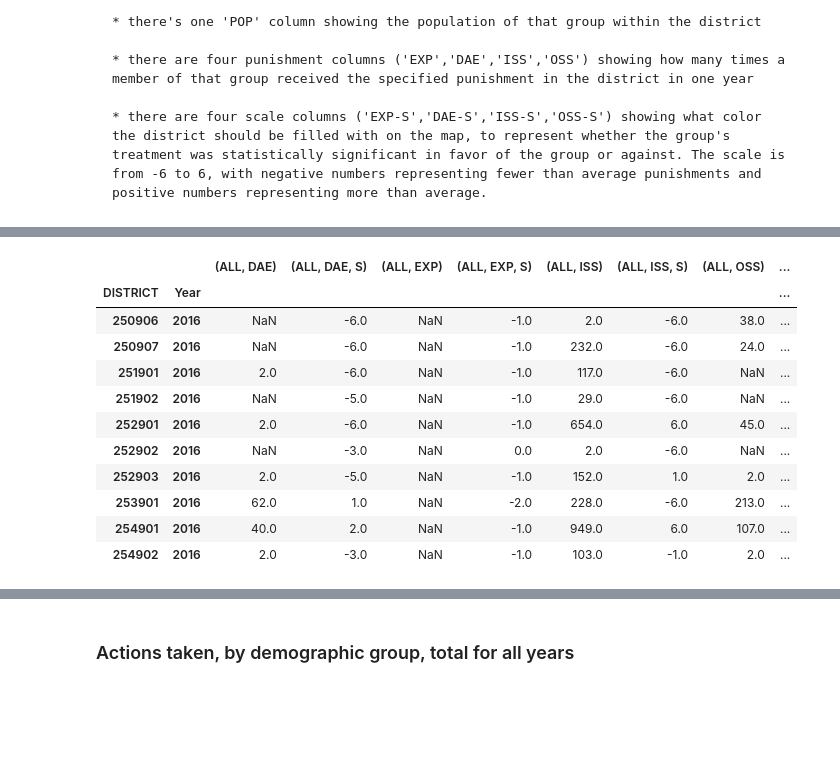
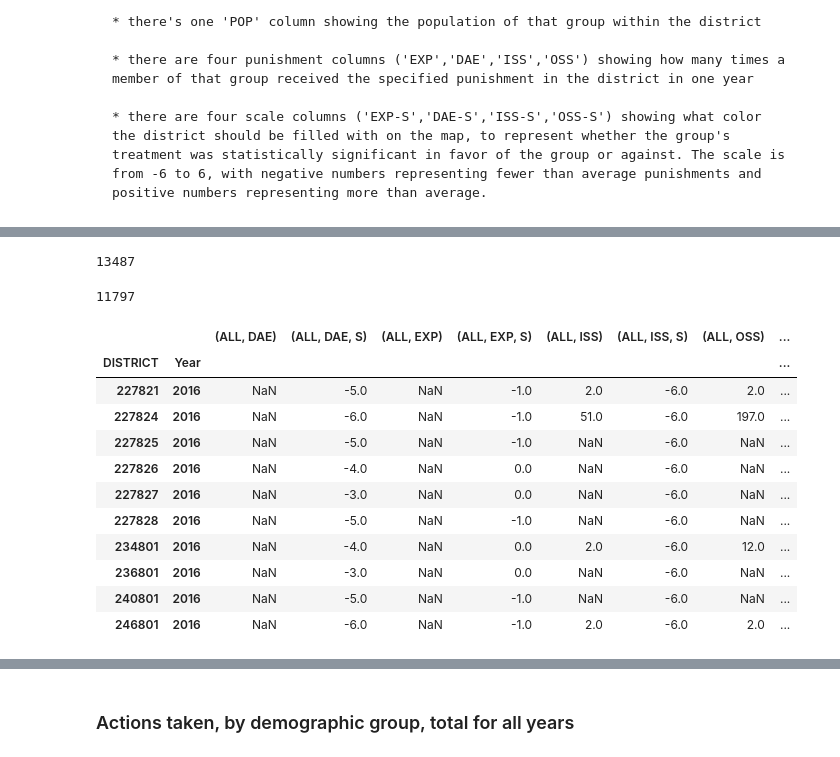
Before and after one commit to txappleseed/txappleseedmap, a Jupyter notebook: scripts/TEAtoCSVAllYears.ipynb, the cells around one changed output, grey strips where cells are left out. Cells and saved outputs as stored; diff of their text form; code cells hidden in the pictures; blank space fills up the shorter version.

Commit message:
moved charter school rows into separate CSV

```diff
--- a/scripts/TEAtoCSVAllYears.ipynb
+++ b/scripts/TEAtoCSVAllYears.ipynb
@@ -113,6 +113,11 @@ def populations(districtPath, year):
         if c not in district.columns:
             district[c] = np.nan
 
+    if "COMMTYPE" not in district.columns:
+        district["COMMTYPE"] = ""
+
+    charters = district[district["COMMTYPE"] == "Charters"]["DISTRICT"]
+
     # deleting redundant columns
 
     district["Year"] = year
@@ -120,10 +125,9 @@ def populations(districtPath, year):
     # dropping 'DPETALLC', which is also a measure of district population, but it's not
     # the same as what the TEA uses in the annual discipline reports processed above.
 
-    district = district[['DISTRICT', 'Year',
+    district = district[['DISTRICT', 'Year', 'DPETSPEP',
                          'DPETBLAP', 'DPETHISP', 'DPETWHIP', 'DPETINDP',
-                         'DPETASIP', 'DPETPCIP', 'DPETTWOP', 'DPETECOP',
-                         'DPETSPEP']]
+                         'DPETASIP', 'DPETPCIP', 'DPETTWOP', 'DPETECOP']]
 
     district = district.set_index(["DISTRICT",'Year'])
 
@@ -131,7 +135,7 @@ def populations(districtPath, year):
 
     district = district * .01
 
-    return district
+    return district, charters
 # %%
 def impossible(distPop, racePop, all_punishments, group_punishments):
 
@@ -260,7 +270,7 @@ def getYear(year):
     dfpivot = dfpivot.drop("ALLS", axis=1, level=0).drop("NON SPE", axis=1, level=0).sort_index(axis=1)
 
     districtPath = '../data/from_agency/districts/district{}.dat'.format(year)
-    district = populations(districtPath, year)
+    district, charters = populations(districtPath, year)
 
     dfwide = pd.concat([dfpivot, district], axis=1, join='outer')
 
@@ -287,14 +297,17 @@ def getYear(year):
 
     dfpivot = dfpivot.sort_index(axis=1).astype(float)
 
-    return dfpivot
+    return dfpivot, charters
 # %%
 years = [x for x in range(first_year, last_year + 1)]
 
 df_list = []
+charterSeries = pd.Series([])
 
 for year in years:
     print("starting " + str(year))
-    df_list.append(getYear(year))
+    df, charters = getYear(year)
+    df_list.append(df)
+    charterSeries = charterSeries.append(charters)
 # %% [output]
 starting 2006
@@ -317,20 +350,32 @@ No mandatory/discretionary columns for OSS in 2016
 # %%
 all_years = pd.concat(df_list)
+# %%
+df = all_years.reset_index()
+no_charters = df[~df['DISTRICT'].isin(charters)].set_index(["DISTRICT","Year"])
+charters_only = df[df['DISTRICT'].isin(charters)].set_index(["DISTRICT","Year"])
+# %%
+len(all_years)
+# %% [output]
+13487
+# %%
+len(no_charters)
+# %% [output]
+11797
 # %%
-all_years[-10:]
+charters_only[-10:]
 # %% [output]
 |  |  | (ALL, DAE) | (ALL, DAE, S) | (ALL, EXP) | (ALL, EXP, S) | (ALL, ISS) | (ALL, ISS, S) | (ALL, OSS) | ... |
 | DISTRICT | Year |  |  |  |  |  |  |  | ... |
-| 250906 | 2016 | NaN | -6.0 | NaN | -1.0 | 2.0 | -6.0 | 38.0 | ... |
-| 250907 | 2016 | NaN | -6.0 | NaN | -1.0 | 232.0 | -6.0 | 24.0 | ... |
-| 251901 | 2016 | 2.0 | -6.0 | NaN | -1.0 | 117.0 | -6.0 | NaN | ... |
-| 251902 | 2016 | NaN | -5.0 | NaN | -1.0 | 29.0 | -6.0 | NaN | ... |
-| 252901 | 2016 | 2.0 | -6.0 | NaN | -1.0 | 654.0 | 6.0 | 45.0 | ... |
-| 252902 | 2016 | NaN | -3.0 | NaN | 0.0 | 2.0 | -6.0 | NaN | ... |
-| 252903 | 2016 | 2.0 | -5.0 | NaN | -1.0 | 152.0 | 1.0 | 2.0 | ... |
-| 253901 | 2016 | 62.0 | 1.0 | NaN | -2.0 | 228.0 | -6.0 | 213.0 | ... |
-| 254901 | 2016 | 40.0 | 2.0 | NaN | -1.0 | 949.0 | 6.0 | 107.0 | ... |
-| 254902 | 2016 | 2.0 | -3.0 | NaN | -1.0 | 103.0 | -1.0 | 2.0 | ... |
+| 227821 | 2016 | NaN | -5.0 | NaN | -1.0 | 2.0 | -6.0 | 2.0 | ... |
+| 227824 | 2016 | NaN | -6.0 | NaN | -1.0 | 51.0 | -6.0 | 197.0 | ... |
+| 227825 | 2016 | NaN | -5.0 | NaN | -1.0 | NaN | -6.0 | NaN | ... |
+| 227826 | 2016 | NaN | -4.0 | NaN | 0.0 | NaN | -6.0 | NaN | ... |
+| 227827 | 2016 | NaN | -3.0 | NaN | 0.0 | NaN | -6.0 | NaN | ... |
+| 227828 | 2016 | NaN | -5.0 | NaN | -1.0 | NaN | -6.0 | NaN | ... |
+| 234801 | 2016 | NaN | -4.0 | NaN | 0.0 | 2.0 | -6.0 | 12.0 | ... |
+| 236801 | 2016 | NaN | -3.0 | NaN | 0.0 | NaN | -6.0 | NaN | ... |
+| 240801 | 2016 | NaN | -5.0 | NaN | -1.0 | NaN | -6.0 | NaN | ... |
+| 246801 | 2016 | NaN | -6.0 | NaN | -1.0 | 2.0 | -6.0 | 2.0 | ... |
 # %%
 # changing column names to something without a comma in them
 
```
Also changed, not shown: parts of 7 cells of this notebook, 2 other files.
